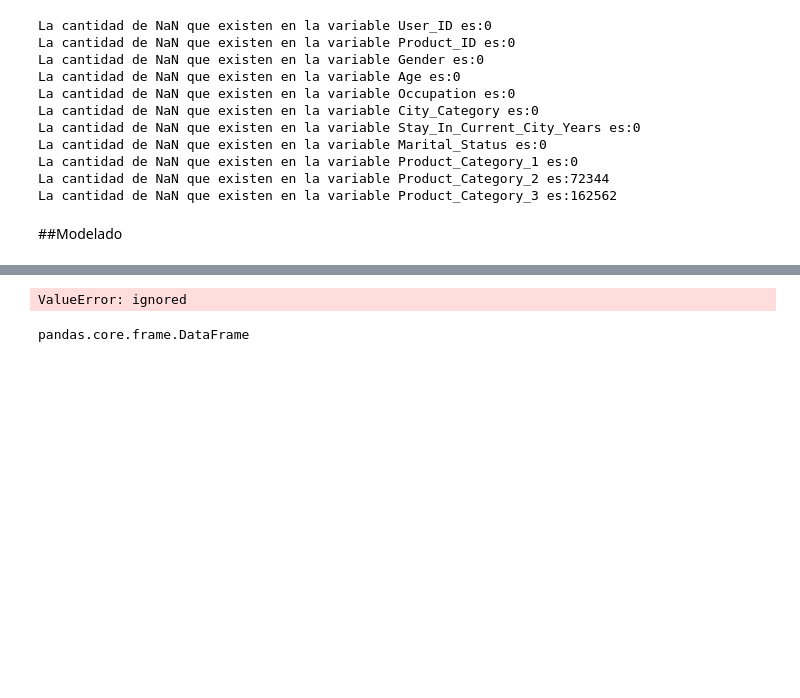
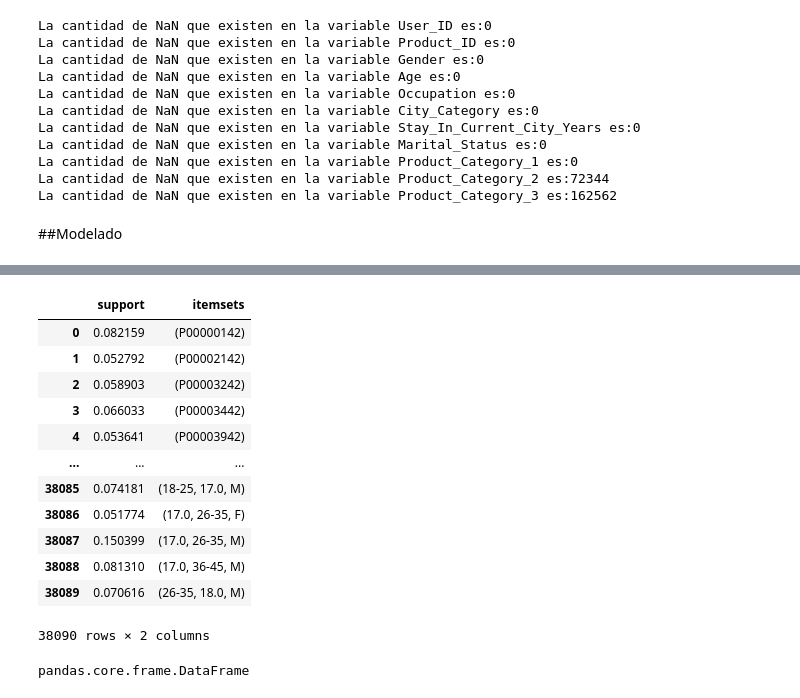
Before and after one commit to patriciamediavilla/L2, a Jupyter notebook: L2P1.ipynb, the cells around one changed output, grey strips where cells are left out. Cells and saved outputs as stored; diff of their text form; code cells hidden in the pictures; blank space fills up the shorter version.

```diff
--- a/L2P1.ipynb
+++ b/L2P1.ipynb
@@ -308,11 +298,23 @@ print(data.shape)
 # %%
 #Esto es para k=1 // use_colnames = True, max_len = 3
 #frq_items = apriori(df, min_support = 0.05, use_colnames = True, max_len = 3)
-data.fillna(0)
+
 frequent_itemsets = apriori(data, min_support=0.05, use_colnames=True, max_len=3)
 frequent_itemsets
 # %% [output]
+|  | support | itemsets |
+| 0 | 0.082159 | (P00000142) |
+| 1 | 0.052792 | (P00002142) |
+| 2 | 0.058903 | (P00003242) |
+| 3 | 0.066033 | (P00003442) |
+| 4 | 0.053641 | (P00003942) |
+| ... | ... | ... |
+| 38085 | 0.074181 | (18-25, 17.0, M) |
+| 38086 | 0.051774 | (17.0, 26-35, F) |
+| 38087 | 0.150399 | (17.0, 26-35, M) |
+| 38088 | 0.081310 | (17.0, 36-45, M) |
+| 38089 | 0.070616 | (26-35, 18.0, M) |
-ValueError: ignored
+38090 rows × 2 columns
 # %%
 type(frequent_itemsets)
 # %% [output]
```
Also changed, not shown: parts of 14 cells of this notebook.
